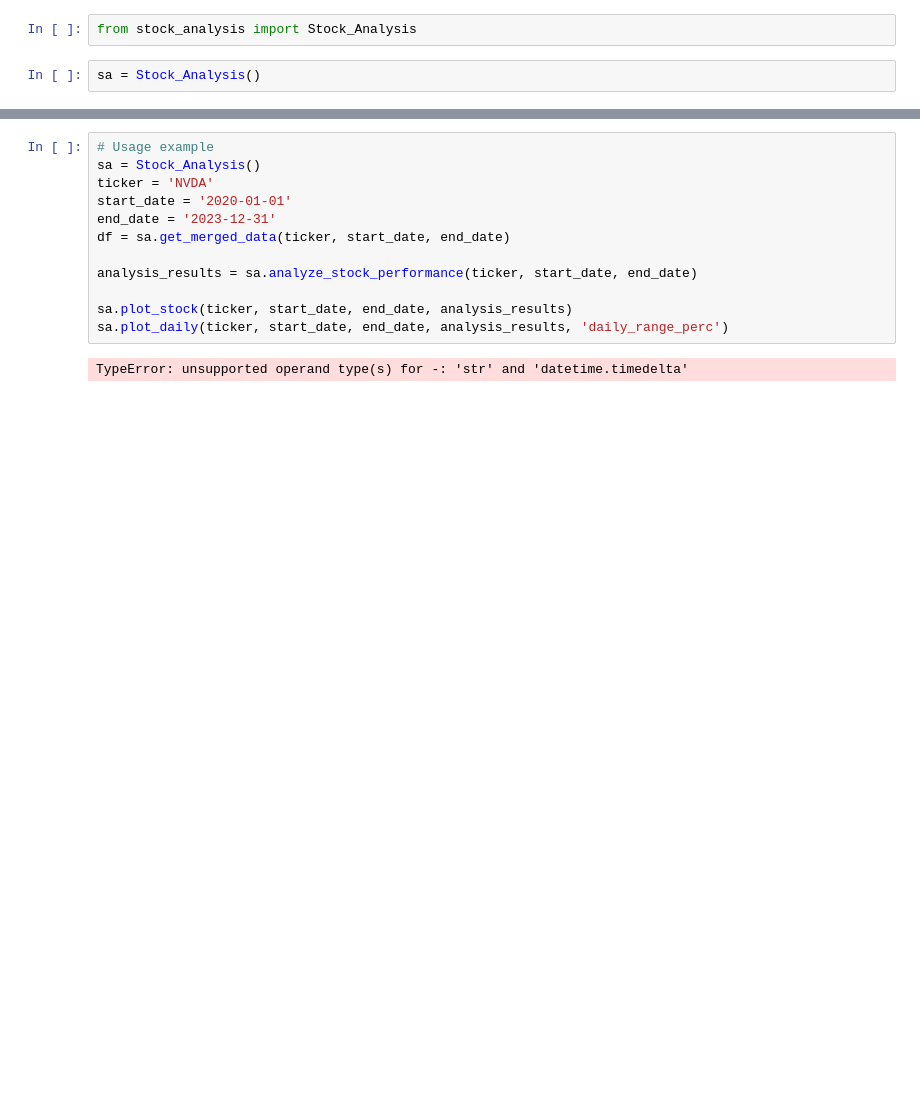
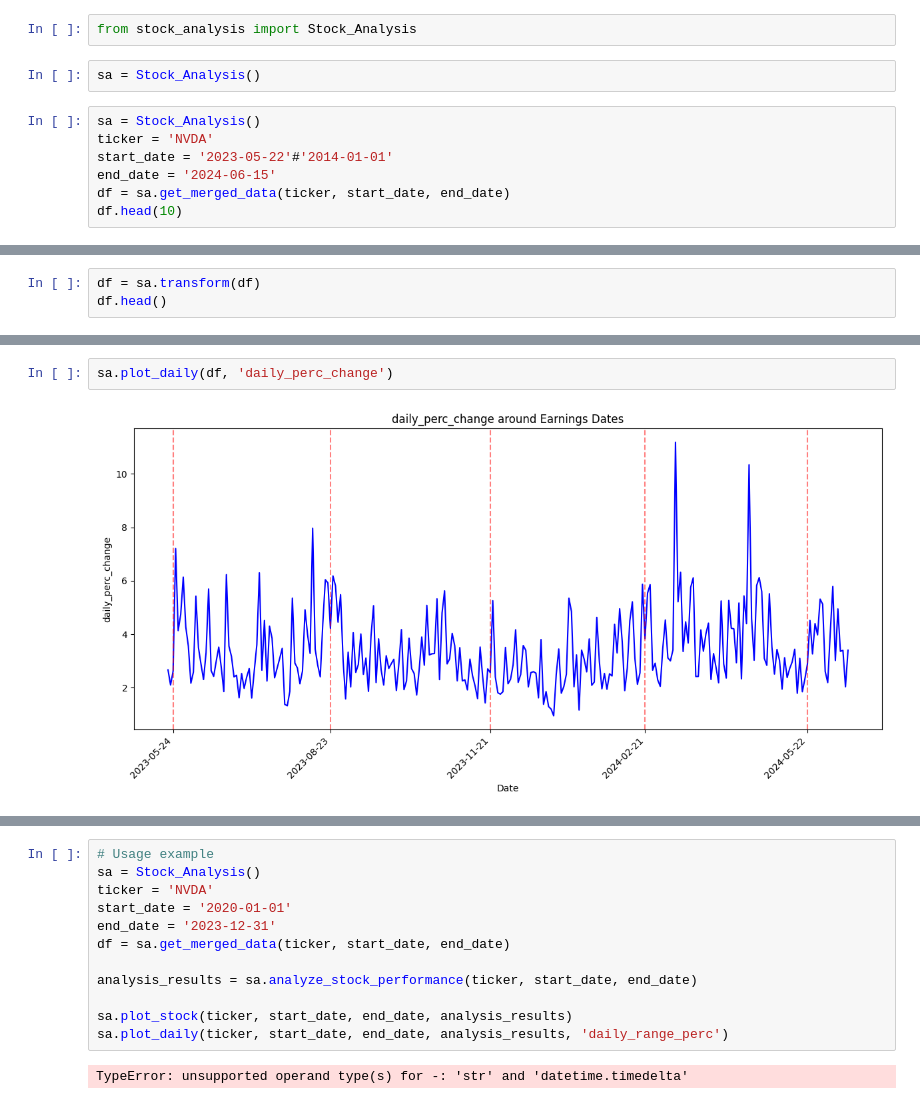
Before and after one commit to Hous-5/stock_analysis_project, a Jupyter notebook: CircleBook.ipynb, the cells around one changed output, grey strips where cells are left out. Saved outputs shown, nothing was run; the diff lists cells and outputs as text; blank space fills up the shorter version.

Commit message:
added new plot function and transform function that adds daily change to the dataframe

```diff
--- a/CircleBook.ipynb
+++ b/CircleBook.ipynb
@@ -6,3 +6,10 @@
 from stock_analysis import Stock_Analysis
 # %%
 sa = Stock_Analysis()
+# %%
+sa = Stock_Analysis()
+ticker = 'NVDA'
+start_date = '2023-05-22'#'2014-01-01'
+end_date = '2024-06-15'
+df = sa.get_merged_data(ticker, start_date, end_date)
+df.head(10)
@@ -8,0 +28,3 @@ sa = Stock_Analysis()
+# %%
+df = sa.transform(df)
+df.head()
@@ -8,0 +38,4 @@ sa = Stock_Analysis()
+# %%
+sa.plot_daily(df, 'daily_perc_change')
+# %% [output]
+[figure, added]
```
Also changed, not shown: parts of 4 cells of this notebook, 1 other file.
